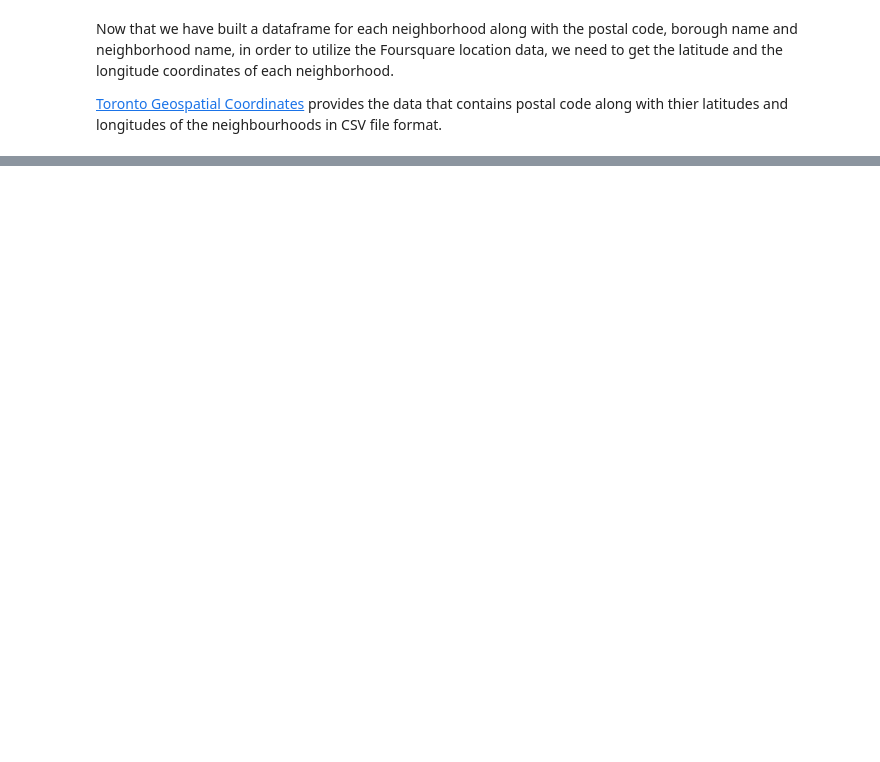
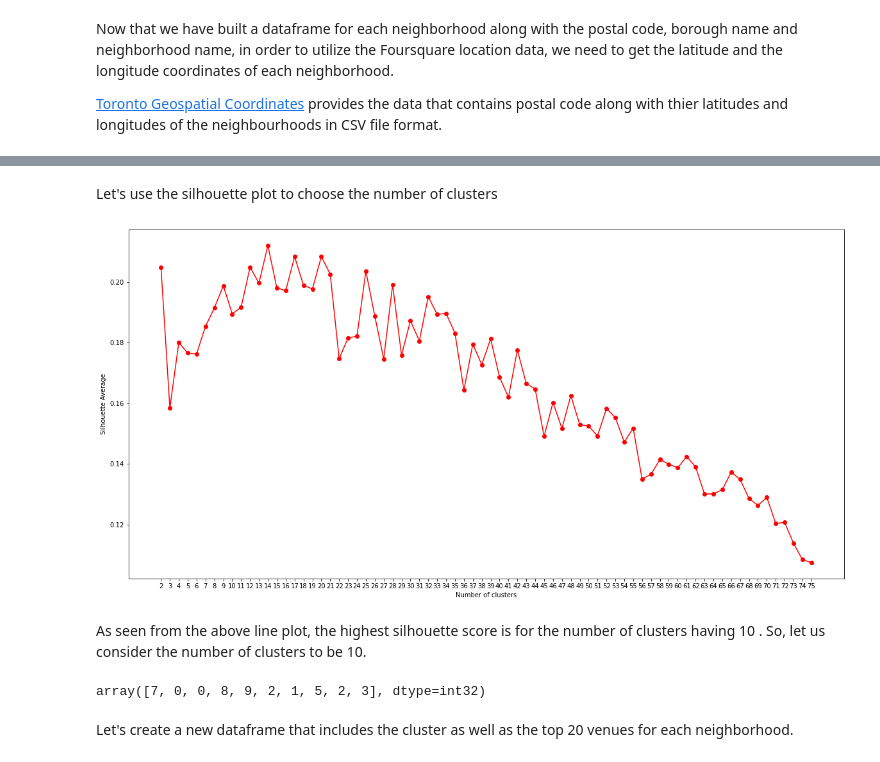
Before and after one commit to Enian22/Segmenting_and_Clustering_Neighborhoods_in_Toronto, a Jupyter notebook: Segmenting_and_Clustering_Neighborhoods_in_Toronto.ipynb, the cells around one changed output, grey strips where cells are left out. Cells and saved outputs as stored; diff of their text form; code cells hidden in the pictures; blank space fills up the shorter version.

Commit message:
with cluster results

```diff
--- a/Segmenting_and_Clustering_Neighborhoods_in_Toronto.ipynb
+++ b/Segmenting_and_Clustering_Neighborhoods_in_Toronto.ipynb
@@ -194,0 +204,4 @@ map_toronto
+# %%
+toronto_neighborhoods_venues = pd.read_csv("5kmNV.csv")
+print(toronto_neighborhoods_venues.shape)
+toronto_neighborhoods_venues.head()
@@ -194,0 +227,13 @@ map_toronto
+# %%
+# one hot encoding
+toronto_neighborhoods_onehot = pd.get_dummies(toronto_neighborhoods_venues[['Venue Category']], prefix="", prefix_sep="")
+
+# add neighborhood column back to dataframe
+toronto_neighborhoods_onehot['Neighborhood'] = toronto_neighborhoods_venues['Neighborhood']
+
+# move neighborhood column to the first column
+fixed_columns = list(toronto_neighborhoods_onehot.columns.values)
+fixed_columns.pop(fixed_columns.index('Neighborhood'))
+toronto_neighborhoods_onehot = toronto_neighborhoods_onehot[['Neighborhood']+fixed_columns]
+
+toronto_neighborhoods_onehot.head()
@@ -194,0 +255,3 @@ map_toronto
+# %%
+toronto_neighborhoods_grouped = toronto_neighborhoods_onehot.groupby('Neighborhood').sum().reset_index()
+toronto_neighborhoods_grouped.head()
@@ -194,0 +312,42 @@ map_toronto
+# %%
+# remove neighbourhood column from one hot encoded data
+toronto_neighborhoods_grouped_clustering = toronto_neighborhoods_grouped.drop('Neighborhood', 1)
+# %% [markdown]
+Let's use the silhouette plot to choose the number of clusters
+# %%
+range_n_clusters = range(2,76)
+silhouette_avg = []
+
+for n_clusters in range_n_clusters:
+    # Initialize the clusterer with n_clusters value and a random generator
+    clusterer = KMeans(n_clusters=n_clusters, random_state=0)
+    cluster_labels_list = clusterer.fit_predict(toronto_neighborhoods_grouped_clustering)
+
+    # The silhouette_score gives the average value for all the samples.
+    # This gives a perspective into the density and separation of the formed clusters
+    score = silhouette_score(toronto_neighborhoods_grouped_clustering, cluster_labels_list)
+    silhouette_avg.append(score)
+
+plt.figure(figsize=(20,10))
+plt.plot(range_n_clusters, silhouette_avg, 'ro-')
+plt.xlabel("Number of clusters")
+plt.ylabel("Silhouette Average")
+plt.xticks(range_n_clusters)
+plt.show()
+# %% [output]
+[figure, added]
+# %% [markdown]
+As seen from the above line plot, the highest silhouette score is for the number of clusters having 10 . So, let us consider the number of clusters to be 10.
+# %%
+# set number of clusters
+kclusters = 10
+
+# run k-means clustering
+kmeans = KMeans(n_clusters=kclusters, random_state=0).fit(toronto_neighborhoods_grouped_clustering)
+
+# check cluster labels generated for each row in the dataframe
+kmeans.labels_[:10]
+# %% [output]
+array([7, 0, 0, 8, 9, 2, 1, 5, 2, 3], dtype=int32)
+# %% [markdown]
+Let's create a new dataframe that includes the cluster as well as the top 20 venues for each neighborhood.
```
Also changed, not shown: parts of 127 cells of this notebook.
